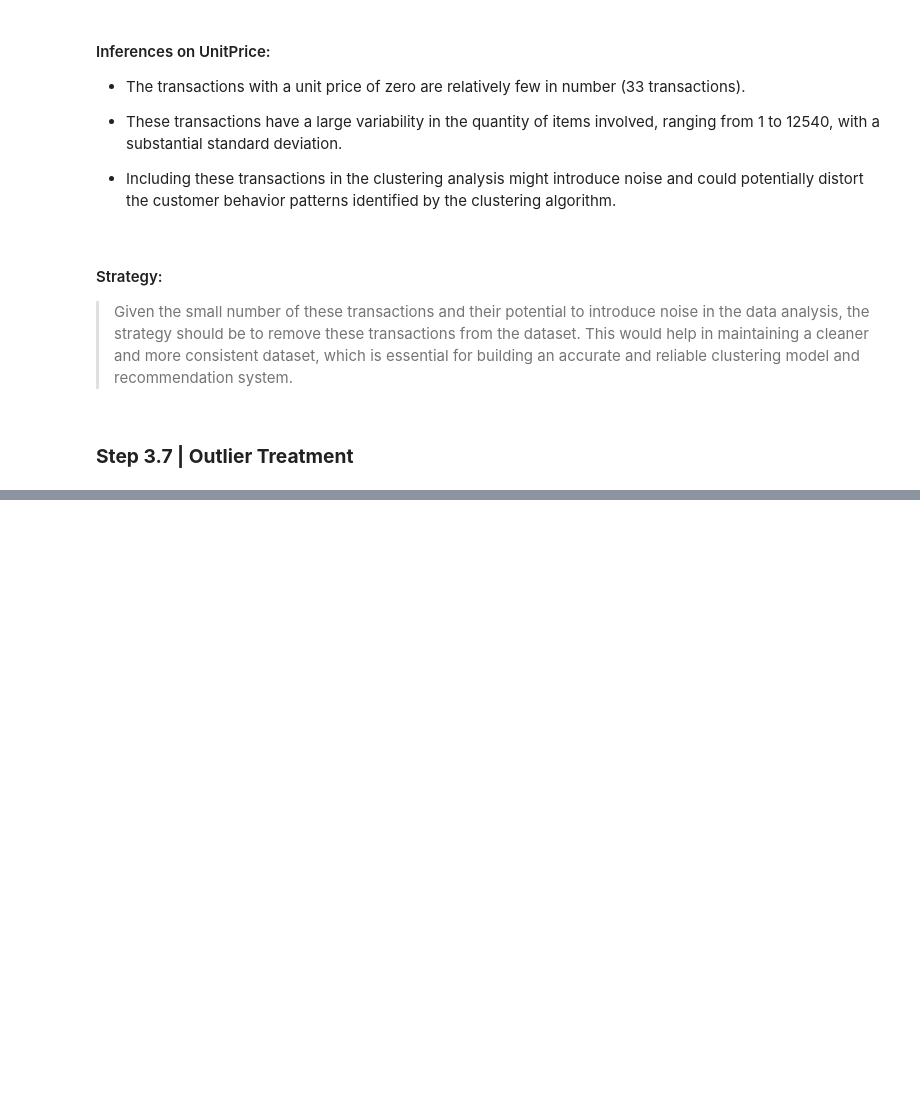
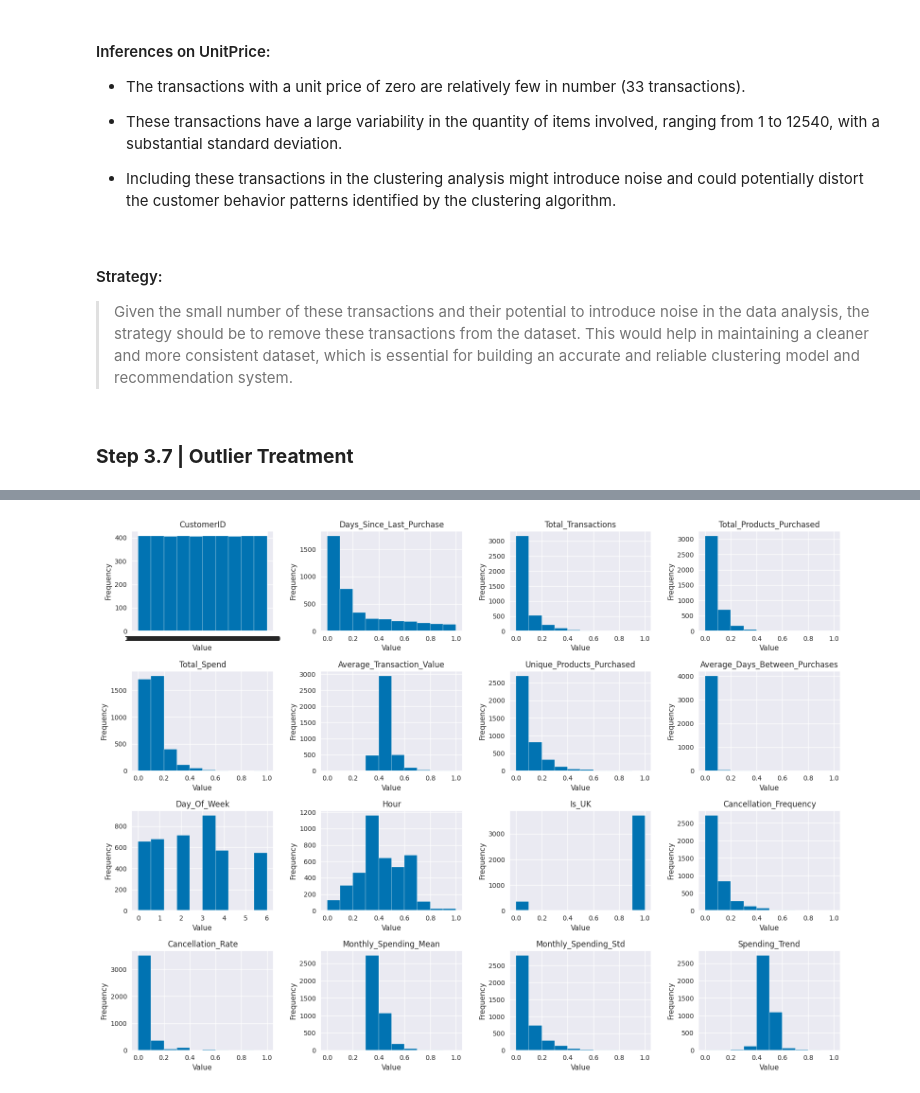
Before and after one commit to Ashutosh-Singh-Thakur/Customer-Segmentation-And-Recommendation, a Jupyter notebook: Customer_Segmentation_And_Recommendation.ipynb, the cells around one changed output, grey strips where cells are left out. Saved outputs shown, nothing was run; the diff lists cells and outputs as text; code cells hidden in the pictures; blank space fills up the shorter version.

```diff
--- a/Customer_Segmentation_And_Recommendation.ipynb
+++ b/Customer_Segmentation_And_Recommendation.ipynb
@@ -585,0 +1260,18 @@ df.shape[0]
+# %%
+# Initialize the StandardScaler
+scaler = MinMaxScaler()
+
+# List of columns that don't need to be scaled
+columns_to_exclude = ['CustomerID', 'Is_UK', 'Day_Of_Week']
+
+# List of columns that need to be scaled
+columns_to_scale = customer_data_cleaned.columns.difference(columns_to_exclude)
+
+# Copy the cleaned dataset
+customer_data_scaled = customer_data_cleaned.copy()
+
+# Applying the scaler to the necessary columns in the dataset
+customer_data_scaled[columns_to_scale] = scaler.fit_transform(customer_data_scaled[columns_to_scale])
+
+# Display the first few rows of the scaled data
+customer_data_scaled.head()
@@ -585,0 +1285,15 @@ df.shape[0]
+# %%
+# Plot histograms for each feature in the DataFrame
+plt.figure(figsize=(16,12))
+
+for i, col in enumerate(customer_data_scaled.columns):
+    plt.subplot(4,4,i+1)
+    plt.hist(customer_data_scaled[col], bins=10)
+    plt.title(col)
+    plt.xlabel('Value')
+    plt.ylabel('Frequency')
+
+plt.tight_layout()
+plt.show()
+# %% [output]
+[figure, added]
```
Also changed, not shown: parts of 140 cells of this notebook.
